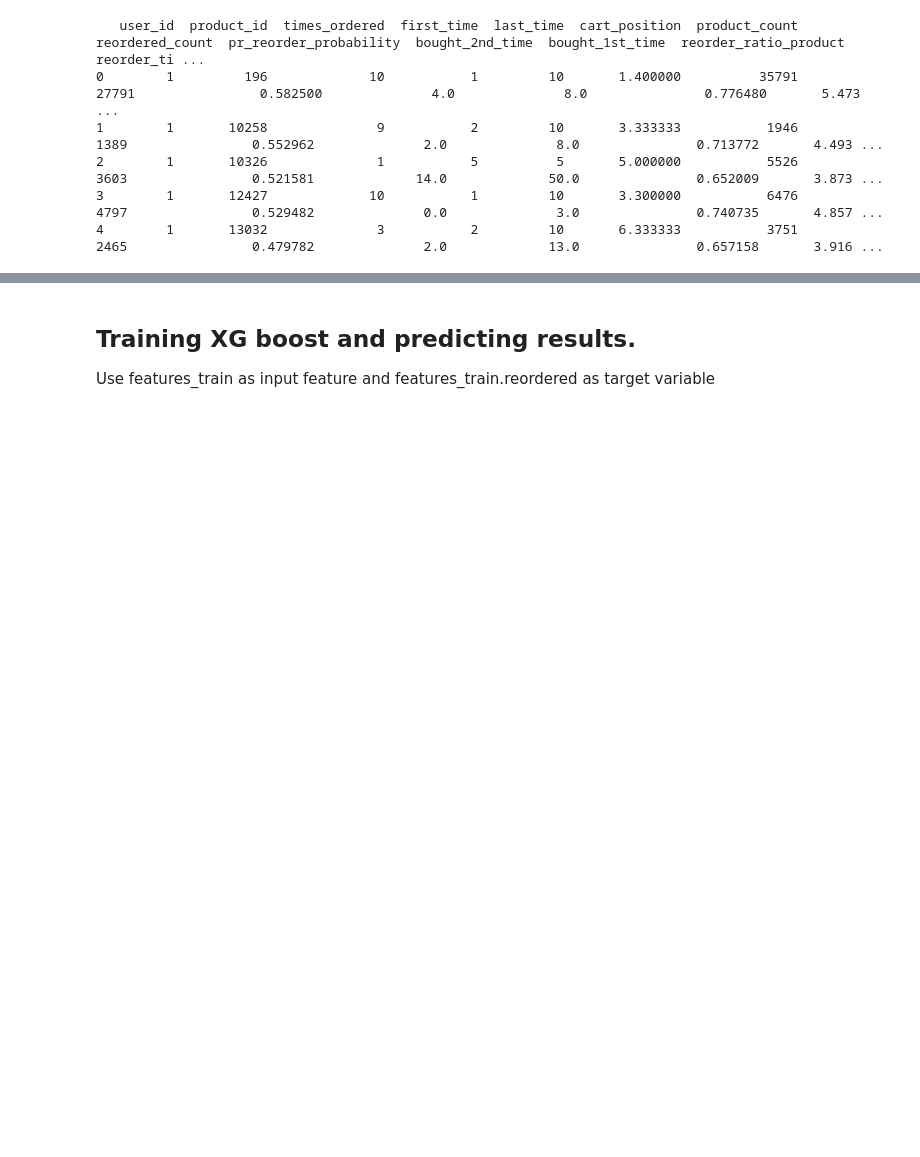
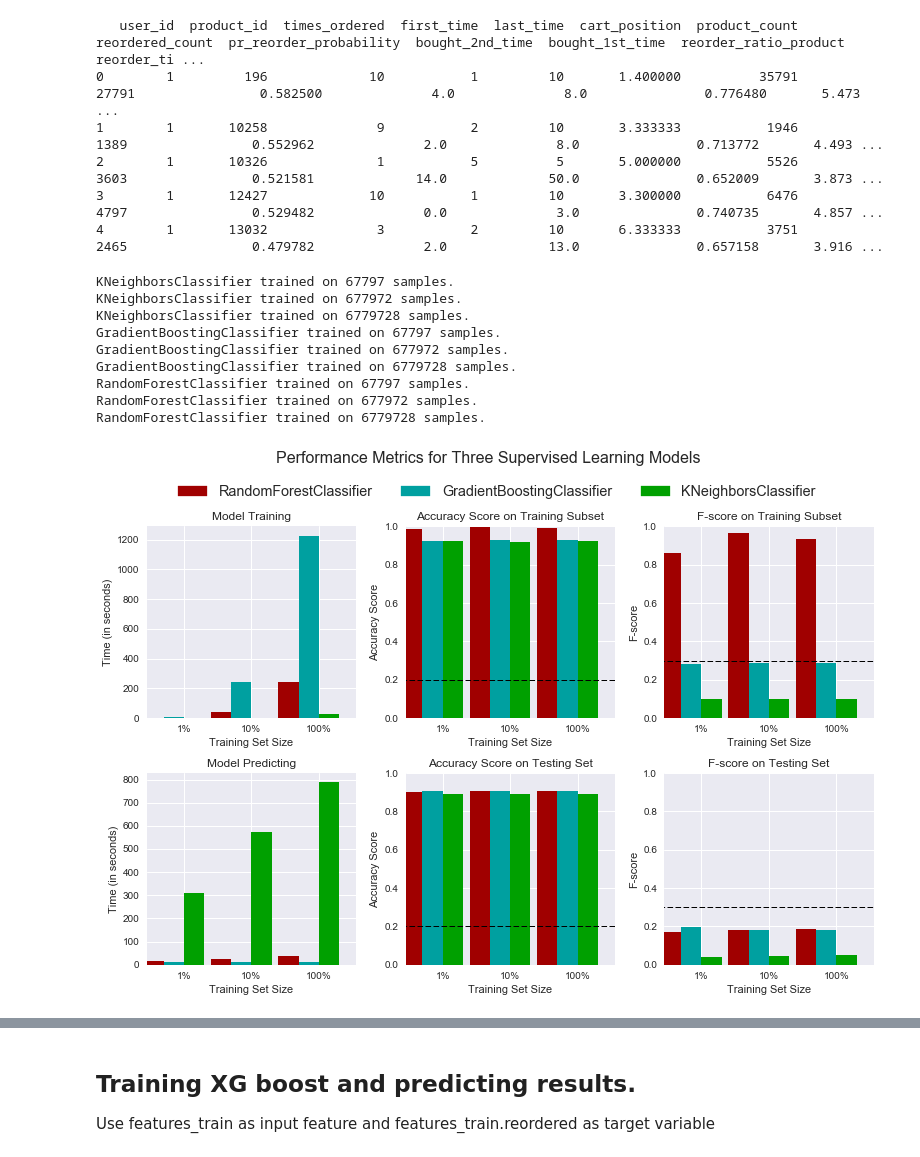
Before and after one commit to pradeepsaiu/kaggle_competetion, a Jupyter notebook: instacart/instacart.ipynb, the cells around one changed output, grey strips where cells are left out. Cells and saved outputs as stored; diff of their text form; code cells hidden in the pictures; blank space fills up the shorter version.

```diff
--- a/instacart/instacart.ipynb
+++ b/instacart/instacart.ipynb
@@ -507,0 +565,49 @@ x_pred = features_test.drop(['user_id','order_id','product_id','reordered'],axis
+# %%
+# TODO: Import the three supervised learning models from sklearn
+from sklearn.tree import DecisionTreeClassifier
+from sklearn.linear_model import LogisticRegression
+from  sklearn.ensemble import GradientBoostingClassifier
+from sklearn.naive_bayes import GaussianNB
+from sklearn.ensemble import RandomForestClassifier
+from sklearn.svm import SVC
+from sklearn.neighbors import KNeighborsClassifier
+import visuals1 as vs
+# TODO: Initialize the three models
+clf_A = KNeighborsClassifier()
+# SVC takes forever to execute.
+# clf_C = SVC()
+clf_B = GradientBoostingClassifier(random_state=30)
+clf_C = RandomForestClassifier()
+
+# clf_G =
+
+# TODO: Calculate the number of samples for 1%, 10%, and 100% of the training data
+size = .8 * features_train.shape[0]
+samples_1 = int(.01 * size)
+samples_10 = int(.1 * size)
+samples_100 = int(size)
+
+
+# Collect results on the learners
+results = {}
+for clf in [clf_A, clf_B, clf_C]:
+    clf_name = clf.__class__.__name__
+    results[clf_name] = {}
+    for i, samples in enumerate([samples_1, samples_10, samples_100]):
+        results[clf_name][i] = \
+        train_predict(clf, samples, X_train, y_train, X_test, y_test)
+
+# Run metrics visualization for the three supervised learning models chosen
+# give values for accuracy and f1
+vs.evaluate(results, .2, .3)
+# %% [output]
+KNeighborsClassifier trained on 67797 samples.
+KNeighborsClassifier trained on 677972 samples.
+KNeighborsClassifier trained on 6779728 samples.
+GradientBoostingClassifier trained on 67797 samples.
+GradientBoostingClassifier trained on 677972 samples.
+GradientBoostingClassifier trained on 6779728 samples.
+RandomForestClassifier trained on 67797 samples.
+RandomForestClassifier trained on 677972 samples.
+RandomForestClassifier trained on 6779728 samples.
+[figure, added]
```
Also changed, not shown: parts of 12 cells of this notebook.
